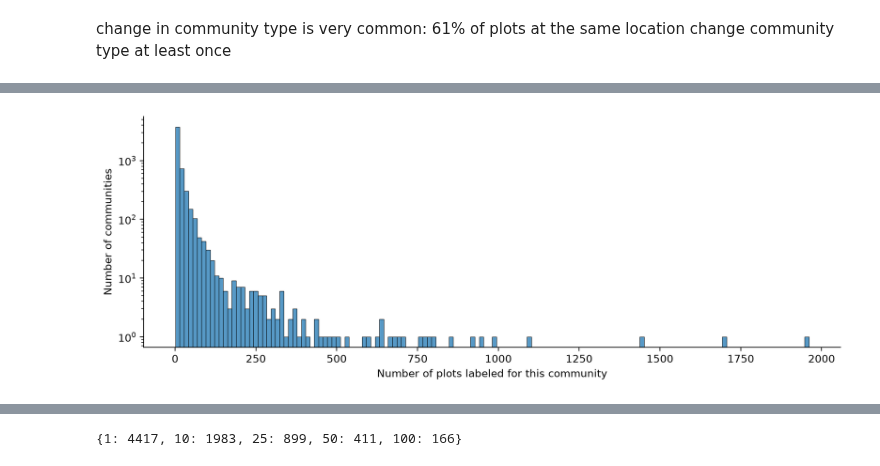
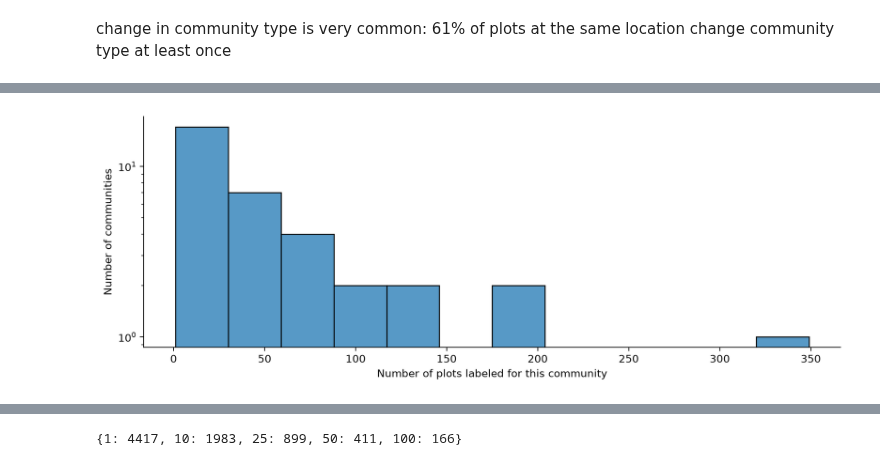
Before and after one commit to CU-ESIIL/EAGLE, a Jupyter notebook: data_cleaning/vegbank_pairing.ipynb, the cells around one changed output, grey strips where cells are left out. Drawn from its saved outputs; the diff is of its cells as text; code cells hidden in the pictures.

```diff
--- a/data_cleaning/vegbank_pairing.ipynb
+++ b/data_cleaning/vegbank_pairing.ipynb
@@ -25,0 +59,3 @@ vb['year']=vb['year'].apply(lambda x: x if 1800<x<2026 else None) # filter out b
+# %%
+matched_als = filt.apply(find, axis=1, result_type='expand')
+filt=filt.join(matched_als)
@@ -25,0 +67,2 @@ vb['year']=vb['year'].apply(lambda x: x if 1800<x<2026 else None) # filter out b
+# %%
+matched = filt[(filt.year_diff_AWS<=3) & (filt.year_diff_AWS.notnull())]
@@ -45,9 +75,10 @@ nvc
 # %%
+nvc = pd.read_csv('../datasets/vegbank/USNVC_catalog_full_taxonomy.csv')
 level_map = {
     1:'Biome',
     2:'Subbiome',
     3:'Ecobiome',
-    4:'Divison',
+    4:'Division',
     5:'Macrogroup',
     6:'Group',
     7:'Alliance',
@@ -67,4 +98,4 @@ def get_level(association_elcode,level):
         return None
 # %%
 for level in range(1,9):
-    vb[level_map[level]] = vb.apply(lambda x: get_level(x['community1'],level), axis=1)
+    matched[level_map[level]] = matched.apply(lambda x: get_level(x['community1'],level), axis=1)
@@ -124,8 +255,8 @@ change in community type is very common: 61% of plots at the same location chang
 # %%
-sns.histplot(vb['comm1_name'].value_counts())
+sns.histplot(matched['Division'].value_counts())
 plt.ylabel('Number of communities')
 plt.xlabel('Number of plots labeled for this community')
 plt.semilogy()
 sns.despine()
 # %% [output]
-[figure, old version]
+[figure, new version]
```
Also changed, not shown: parts of 31 cells of this notebook, 7 other files.
